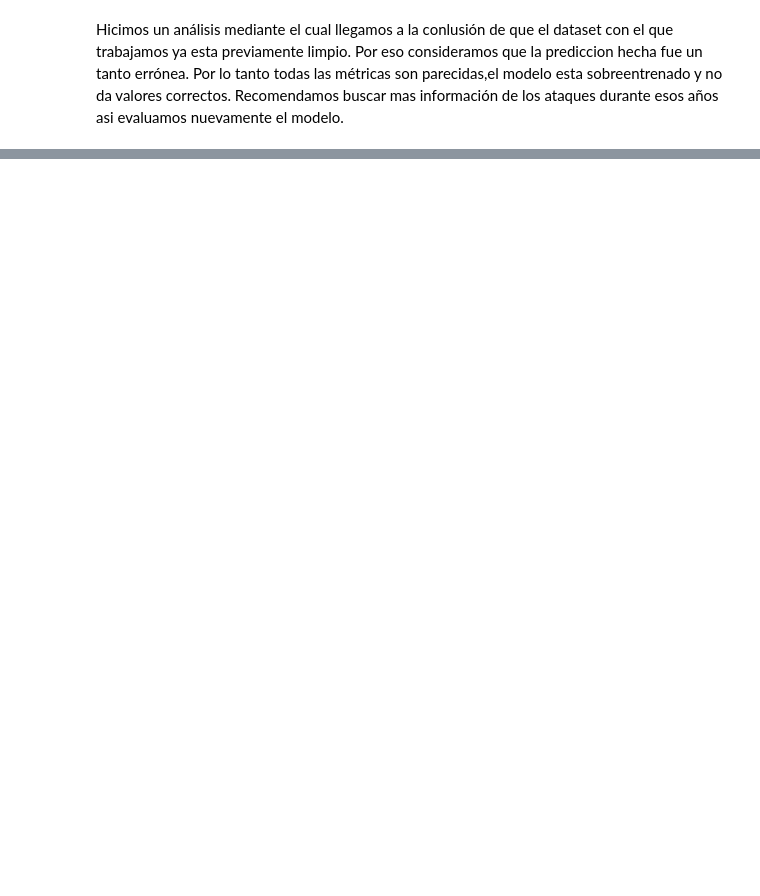
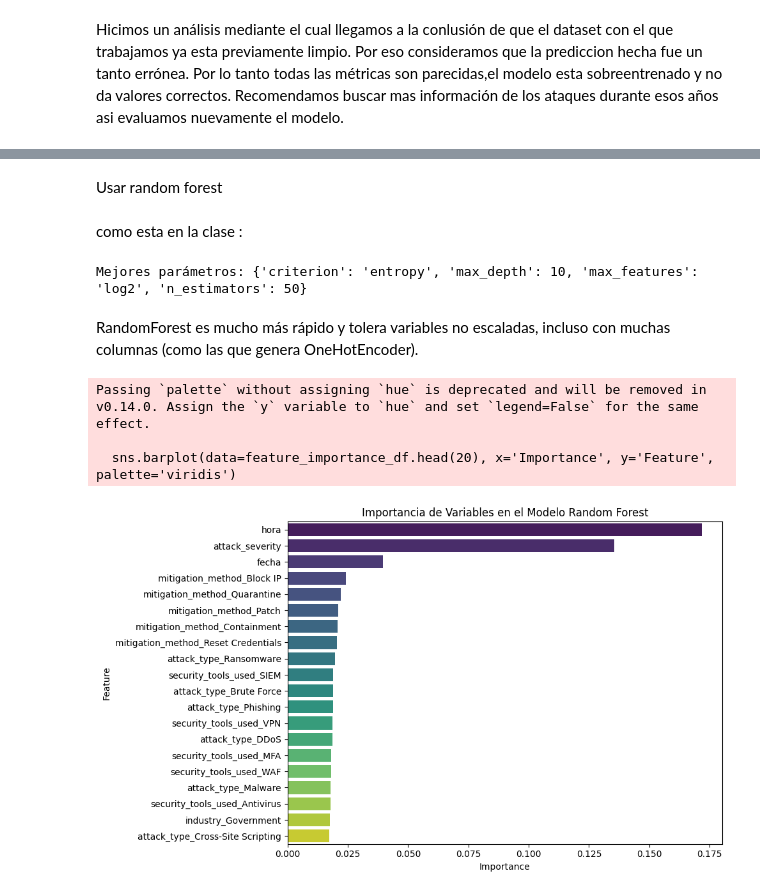
Before and after one commit to Analia-Rivera/-Ciencia_de_datos-Pre_entregas, a Jupyter notebook: Pre_entrega_3_ciberseguridad.ipynb, the cells around one changed output, grey strips where cells are left out. Drawn from its saved outputs; the diff is of its cells as text; code cells hidden in the pictures; blank space fills up the shorter version.

```diff
--- a/Pre_entrega_3_ciberseguridad.ipynb
+++ b/Pre_entrega_3_ciberseguridad.ipynb
@@ -394,0 +447,10 @@ Recomendamos buscar mas información de los ataques durante esos años asi evalu
+# %%
+from sklearn.model_selection import train_test_split
+
+X_train, X_test, y_train_encoded, y_test_encoded = train_test_split(
+    X_resampled, y_resampled_encoded, test_size=0.2, random_state=42, stratify=y_resampled_encoded
+)
+# %% [markdown]
+Usar random forest
+# %% [markdown]
+como esta en la clase :
@@ -394,0 +459,44 @@ Recomendamos buscar mas información de los ataques durante esos años asi evalu
+# %%
+from sklearn.ensemble import RandomForestClassifier
+from sklearn.model_selection import GridSearchCV
+
+rf = RandomForestClassifier(random_state=42)
+
+param_grid = {
+    'n_estimators': [50, 100],
+    'max_depth': [5, 10],
+    'max_features': ['sqrt', 'log2'],
+    'criterion': ['gini', 'entropy']
+}
+
+grid = GridSearchCV(rf, param_grid, cv=3, scoring='f1_macro', n_jobs=-1)
+grid.fit(X_train, y_train)
+
+print("Mejores parámetros:", grid.best_params_)
+# %% [output]
+Mejores parámetros: {'criterion': 'entropy', 'max_depth': 10, 'max_features': 'log2', 'n_estimators': 50}
+# %% [markdown]
+RandomForest es mucho más rápido y tolera variables no escaladas, incluso con muchas columnas (como las que genera OneHotEncoder).
+# %%
+import matplotlib.pyplot as plt
+import seaborn as sns
+
+# Importancia de las variables del mejor modelo
+importancias = grid.best_estimator_.feature_importances_
+features = X_train.columns
+
+# Crear DataFrame y ordenar
+feature_importance_df = pd.DataFrame({'Feature': features, 'Importance': importancias})
+feature_importance_df = feature_importance_df.sort_values(by='Importance', ascending=False)
+
+# Visualizar
+plt.figure(figsize=(10, 6))
+sns.barplot(data=feature_importance_df.head(20), x='Importance', y='Feature', palette='viridis')
+plt.title('Importancia de Variables en el Modelo Random Forest')
+plt.tight_layout()
+plt.show()
+# %% [output]
+Passing `palette` without assigning `hue` is deprecated and will be removed in v0.14.0. Assign the `y` variable to `hue` and set `legend=False` for the same effect.
+
+  sns.barplot(data=feature_importance_df.head(20), x='Importance', y='Feature', palette='viridis')
+[figure, added]
```
Also changed, not shown: parts of 55 cells of this notebook.
